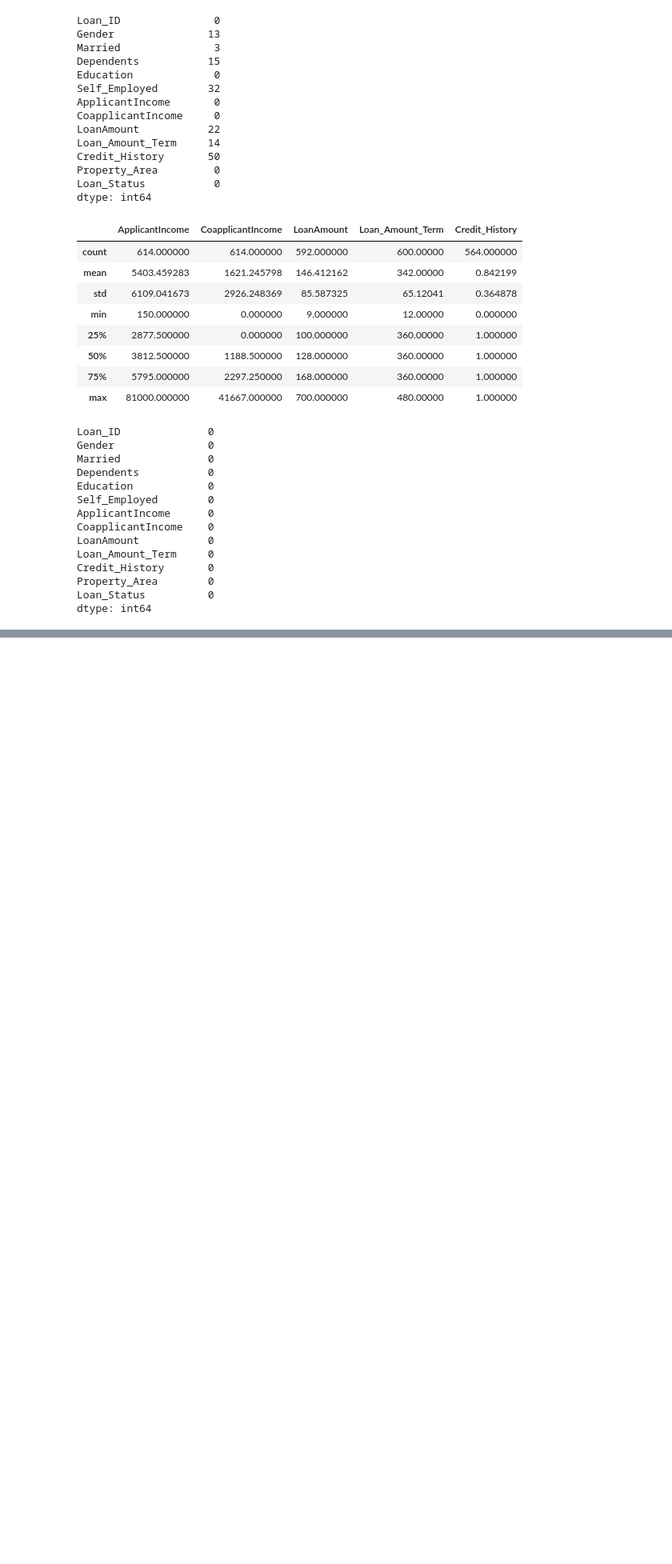
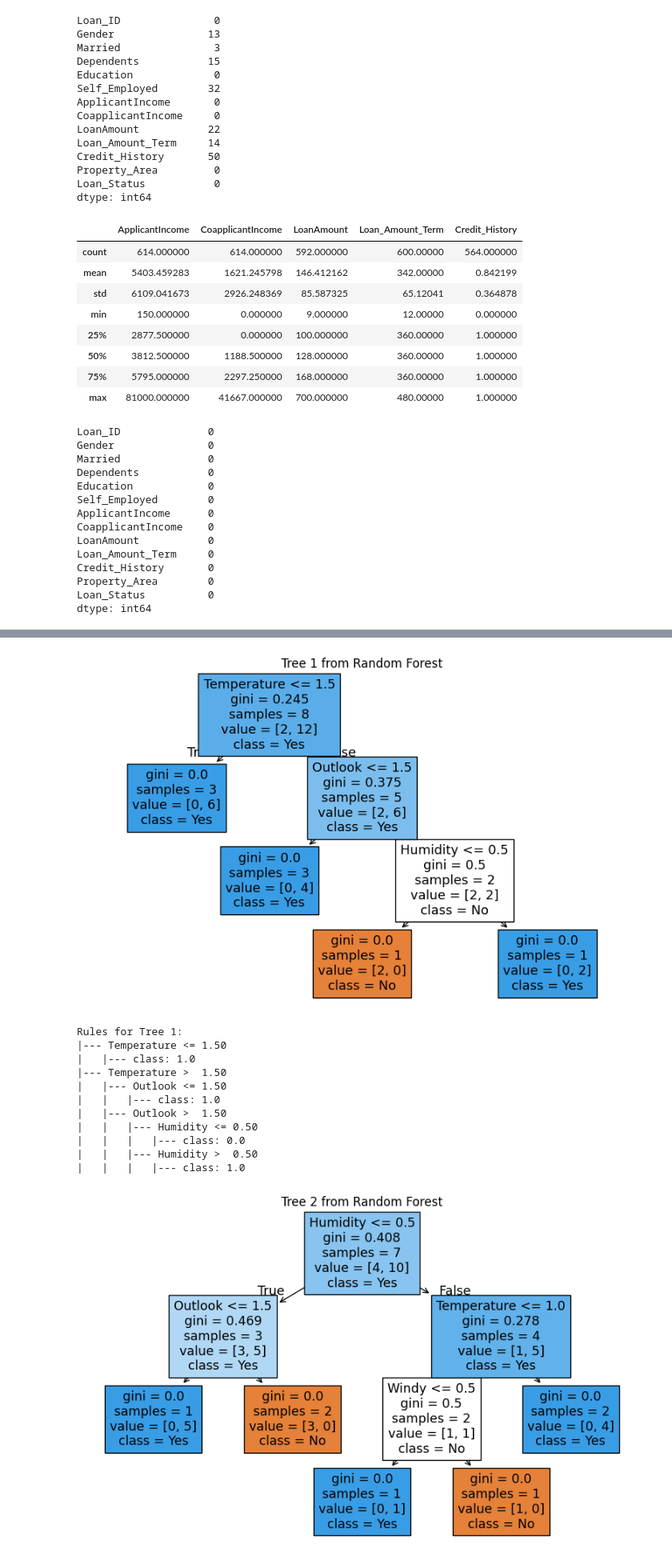
Before and after one commit to hello-mr-vishu/LoanPrediction, a Jupyter notebook: LoadPred.ipynb, the cells around one changed output, grey strips where cells are left out. Shown at 80% size. Drawn from its saved outputs; the diff is of its cells as text; code cells hidden in the pictures; blank space fills up the shorter version.

```diff
--- a/LoadPred.ipynb
+++ b/LoadPred.ipynb
@@ -84,0 +163,67 @@ dtype: int64
+# %%
+from sklearn.ensemble import RandomForestClassifier
+from sklearn.tree import export_text, plot_tree
+import matplotlib.pyplot as plt
+import pandas as pd
+from sklearn.preprocessing import LabelEncoder
+
+# Weather dataset
+data = {
+    "Outlook": ["Sunny", "Sunny", "Overcast", "Rainy", "Rainy", "Rainy", "Overcast", "Sunny", "Sunny", "Rainy", "Sunny", "Overcast", "Overcast", "Rainy"],
+    "Temperature": ["Hot", "Hot", "Hot", "Mild", "Cool", "Cool", "Cool", "Mild", "Cool", "Mild", "Mild", "Mild", "Hot", "Mild"],
+    "Humidity": ["High", "High", "High", "High", "Normal", "Normal", "Normal", "High", "Normal", "Normal", "Normal", "High", "Normal", "High"],
+    "Windy": [False, True, False, False, False, True, True, False, False, False, True, True, False, True],
+    "Play": ["No", "No", "Yes", "Yes", "Yes", "No", "Yes", "No", "Yes", "Yes", "Yes", "Yes", "Yes", "No"]
+}
+df = pd.DataFrame(data)
+
+# Encode categorical features
+le = LabelEncoder()
+for column in ["Outlook", "Temperature", "Humidity", "Windy", "Play"]:
+    df[column] = le.fit_transform(df[column])
+
+# Features and target
+X = df[["Outlook", "Temperature", "Humidity", "Windy"]]
+y = df["Play"]
+
+# Train Random Forest
+rf_model = RandomForestClassifier(n_estimators=5, max_depth=3, random_state=42)
+rf_model.fit(X, y)
+
+# Visualize individual trees in the Random Forest
+def visualize_rf_trees(rf_model, feature_names, tree_idx):
+    tree = rf_model.estimators_[tree_idx]  # Extract specific tree from the forest
+
+    # Plot tree visualization
+    fig, ax = plt.subplots(figsize=(10, 6))
+    plot_tree(
+        tree,
+        feature_names=feature_names,
+        class_names=["No", "Yes"],
+        filled=True,
+        ax=ax
+    )
+    plt.title(f"Tree {tree_idx + 1} from Random Forest")
+    plt.show()
+
+    # Export textual rules
+    tree_rules = export_text(tree, feature_names=feature_names)
+    print(f"Rules for Tree {tree_idx + 1}:\n{tree_rules}\n")
+
+# Visualize each tree in the Random Forest
+for i in range(rf_model.n_estimators):
+    visualize_rf_trees(rf_model, ["Outlook", "Temperature", "Humidity", "Windy"], i)
+# %% [output]
+[figure, added]
+Rules for Tree 1:
+|--- Temperature <= 1.50
+|   |--- class: 1.0
+|--- Temperature >  1.50
+|   |--- Outlook <= 1.50
+|   |   |--- class: 1.0
+|   |--- Outlook >  1.50
+|   |   |--- Humidity <= 0.50
+|   |   |   |--- class: 0.0
+|   |   |--- Humidity >  0.50
+|   |   |   |--- class: 1.0
+[figure, added]
```
Also changed, not shown: parts of 7 cells of this notebook, 1 other file.
